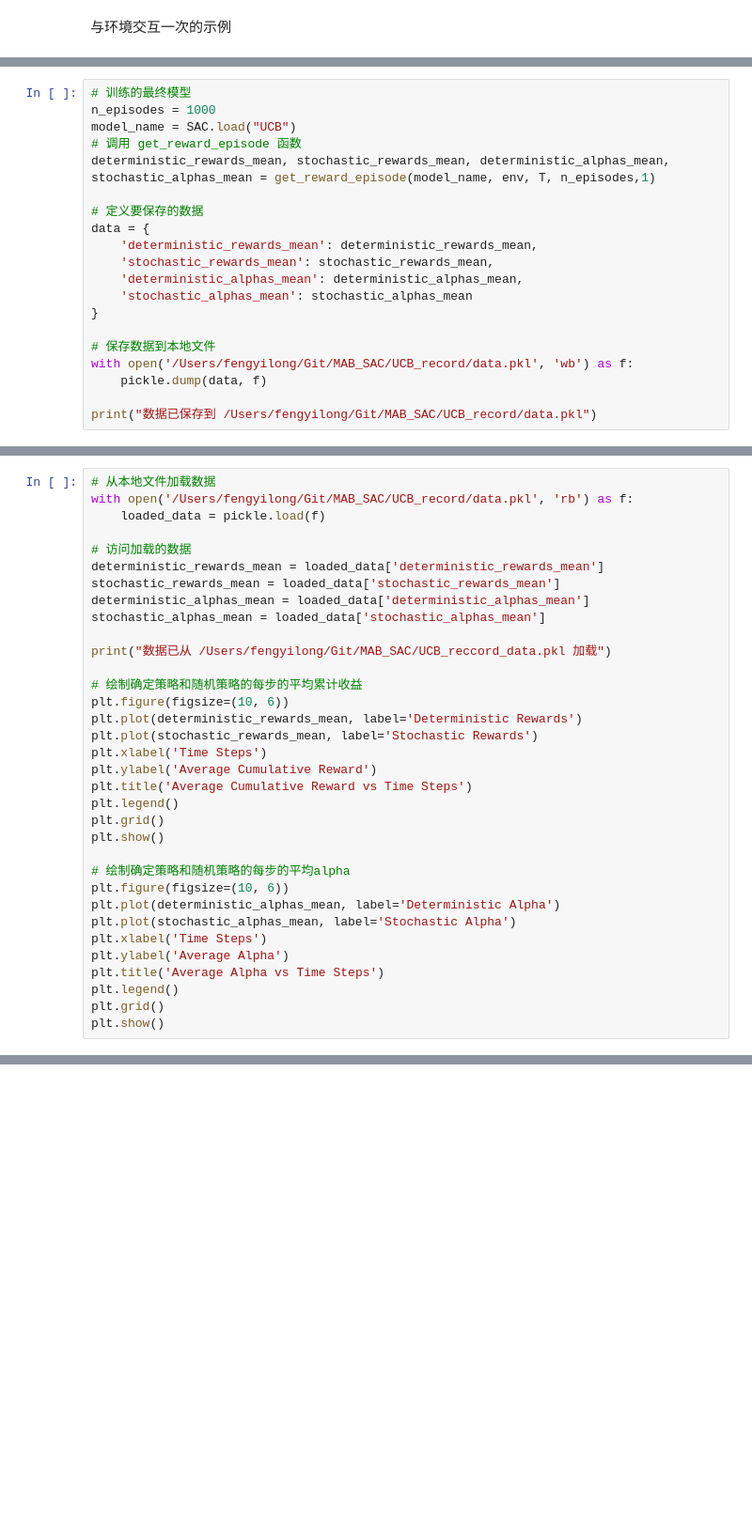
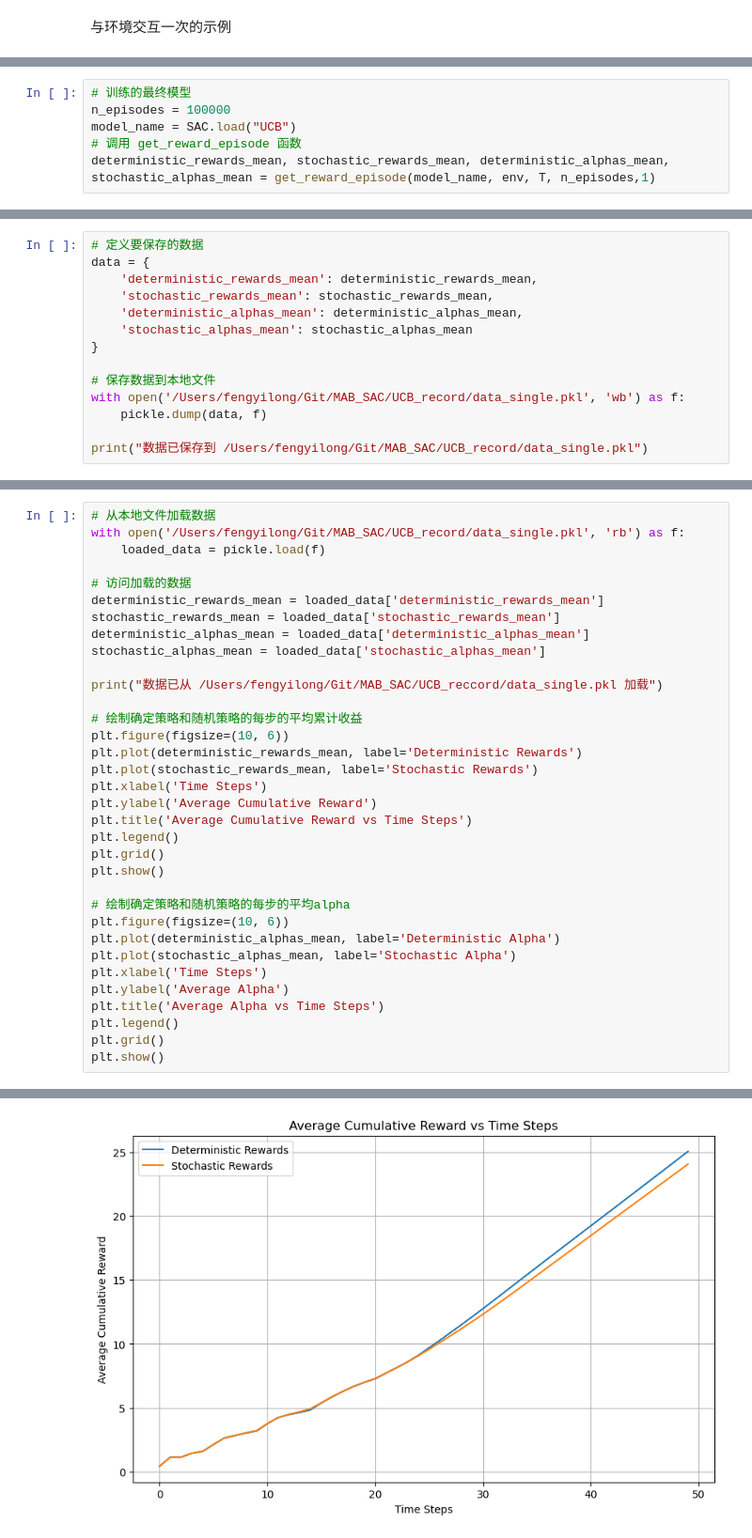
Before and after one commit to PKUDrace/MAB_SAC, a Jupyter notebook: MAB_UCB.ipynb, the cells around one changed output, grey strips where cells are left out. Shown at 94% size. Drawn from its saved outputs; the diff is of its cells as text; blank space fills up the shorter version.

```diff
--- a/MAB_UCB.ipynb
+++ b/MAB_UCB.ipynb
@@ -348,0 +399,6 @@ plt.show()
+# %%
+# 训练的最终模型
+n_episodes = 100000
+model_name = SAC.load("UCB")
+# 调用 get_reward_episode 函数
+deterministic_rewards_mean, stochastic_rewards_mean, deterministic_alphas_mean, stochastic_alphas_mean = get_reward_episode(model_name, env, T, n_episodes,1)
@@ -349,10 +423,4 @@ plt.show()
 # %%
-# 训练的最终模型
-n_episodes = 1000
-model_name = SAC.load("UCB")
-# 调用 get_reward_episode 函数
-deterministic_rewards_mean, stochastic_rewards_mean, deterministic_alphas_mean, stochastic_alphas_mean = get_reward_episode(model_name, env, T, n_episodes,1)
-
 # 定义要保存的数据
 data = {
     'deterministic_rewards_mean': deterministic_rewards_mean,
@@ -362,7 +430,7 @@ data = {
 }
 
 # 保存数据到本地文件
-with open('/Users/fengyilong/Git/MAB_SAC/UCB_record/data.pkl', 'wb') as f:
+with open('/Users/fengyilong/Git/MAB_SAC/UCB_record/data_single.pkl', 'wb') as f:
     pickle.dump(data, f)
 
-print("数据已保存到 /Users/fengyilong/Git/MAB_SAC/UCB_record/data.pkl")
+print("数据已保存到 /Users/fengyilong/Git/MAB_SAC/UCB_record/data_single.pkl")
@@ -369,6 +439,6 @@ print("数据已保存到 /Users/fengyilong/Git/MAB_SAC/UCB_record/data.pkl")
 # %%
 # 从本地文件加载数据
-with open('/Users/fengyilong/Git/MAB_SAC/UCB_record/data.pkl', 'rb') as f:
+with open('/Users/fengyilong/Git/MAB_SAC/UCB_record/data_single.pkl', 'rb') as f:
     loaded_data = pickle.load(f)
 
 # 访问加载的数据
@@ -377,7 +447,7 @@ stochastic_rewards_mean = loaded_data['stochastic_rewards_mean']
 deterministic_alphas_mean = loaded_data['deterministic_alphas_mean']
 stochastic_alphas_mean = loaded_data['stochastic_alphas_mean']
 
-print("数据已从 /Users/fengyilong/Git/MAB_SAC/UCB_reccord_data.pkl 加载")
+print("数据已从 /Users/fengyilong/Git/MAB_SAC/UCB_reccord/data_single.pkl 加载")
 
 # 绘制确定策略和随机策略的每步的平均累计收益
 plt.figure(figsize=(10, 6))
@@ -400,3 +470,4 @@ plt.title('Average Alpha vs Time Steps')
 plt.legend()
 plt.grid()
 plt.show()
+# %% [output]
@@ -402,0 +475 @@ plt.show()
+[figure, added]
```
Also changed, not shown: parts of 6 cells of this notebook, 2 other files.
